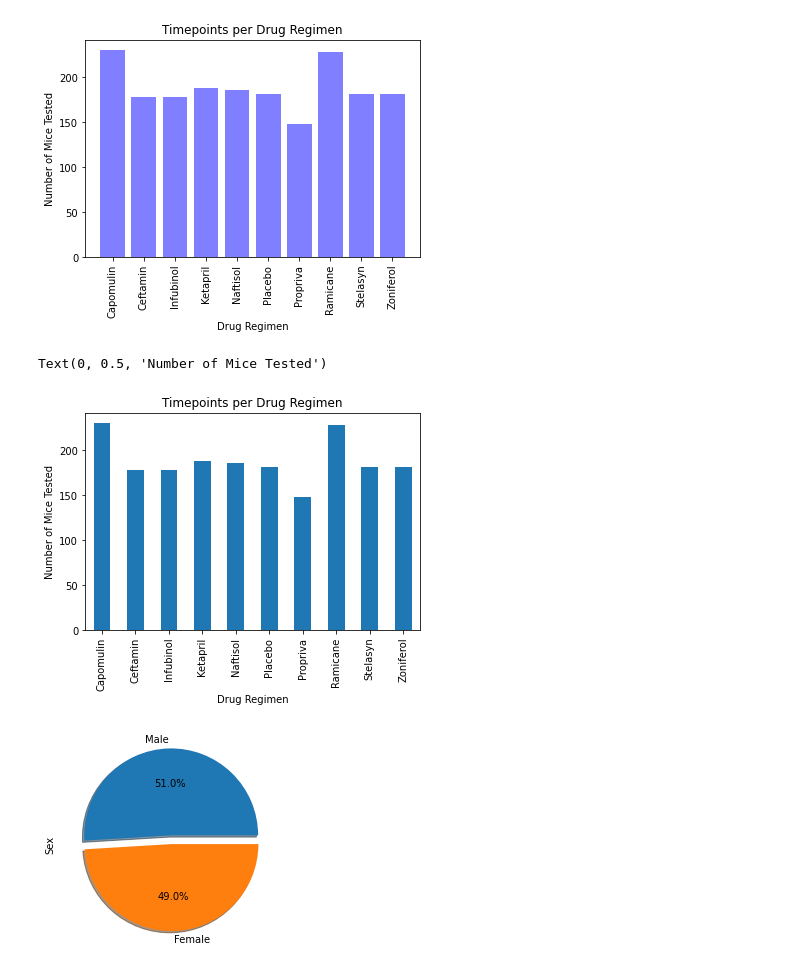
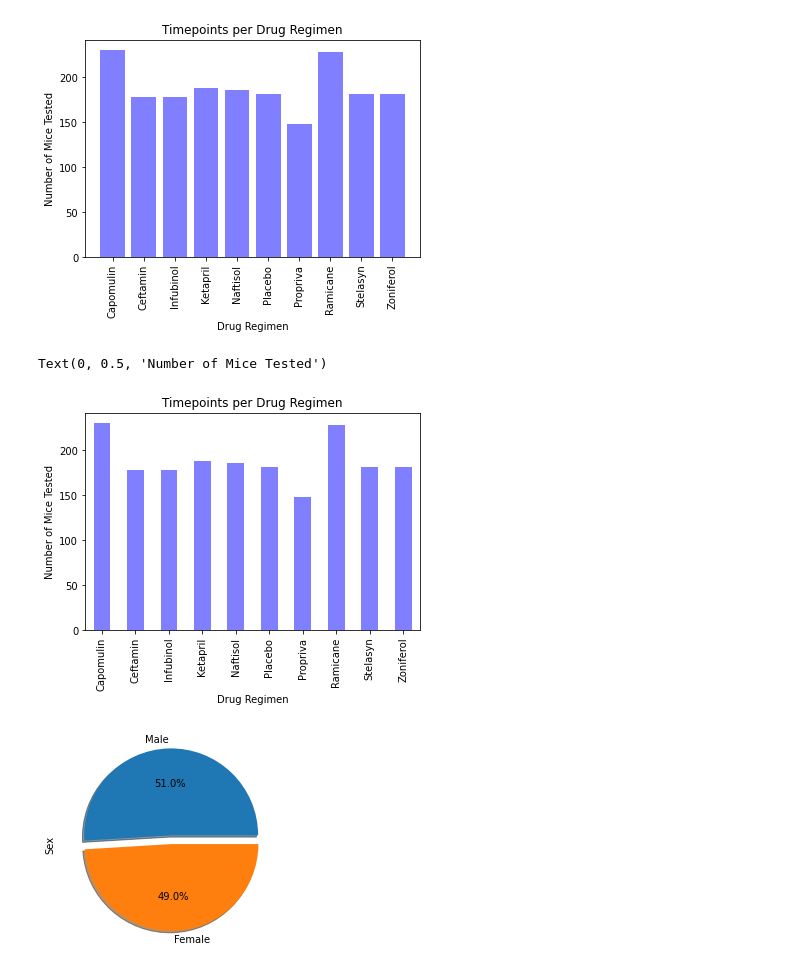
Before and after one commit to mvogel3/matplotlib-challenge, a Jupyter notebook: module_5_starter_code/Pymaceuticals/pymaceuticals_analysis.ipynb, the cells around one changed output. Drawn from its saved outputs; the diff is of its cells as text; code cells hidden in the pictures.

```diff
--- a/module_5_starter_code/Pymaceuticals/pymaceuticals_analysis.ipynb
+++ b/module_5_starter_code/Pymaceuticals/pymaceuticals_analysis.ipynb
@@ -192,13 +192,13 @@ plt.show()
 [figure]
 # %%
 # same bar chart using pandas
-timepoint_group.plot(kind="bar")
+timepoint_group.plot(kind="bar", color="blue", alpha=.5)
 plt.title("Timepoints per Drug Regimen")
 plt.xlabel("Drug Regimen")
 plt.ylabel("Number of Mice Tested")
 # %% [output]
 Text(0, 0.5, 'Number of Mice Tested')
-[figure, old version]
+[figure, new version]
 # %%
 # pie chart showing the the distribution of female versus male mice using pyplot
 sex_count = mouse_clean["Sex"].value_counts()
```
Also changed, not shown: parts of 4 cells of this notebook.
